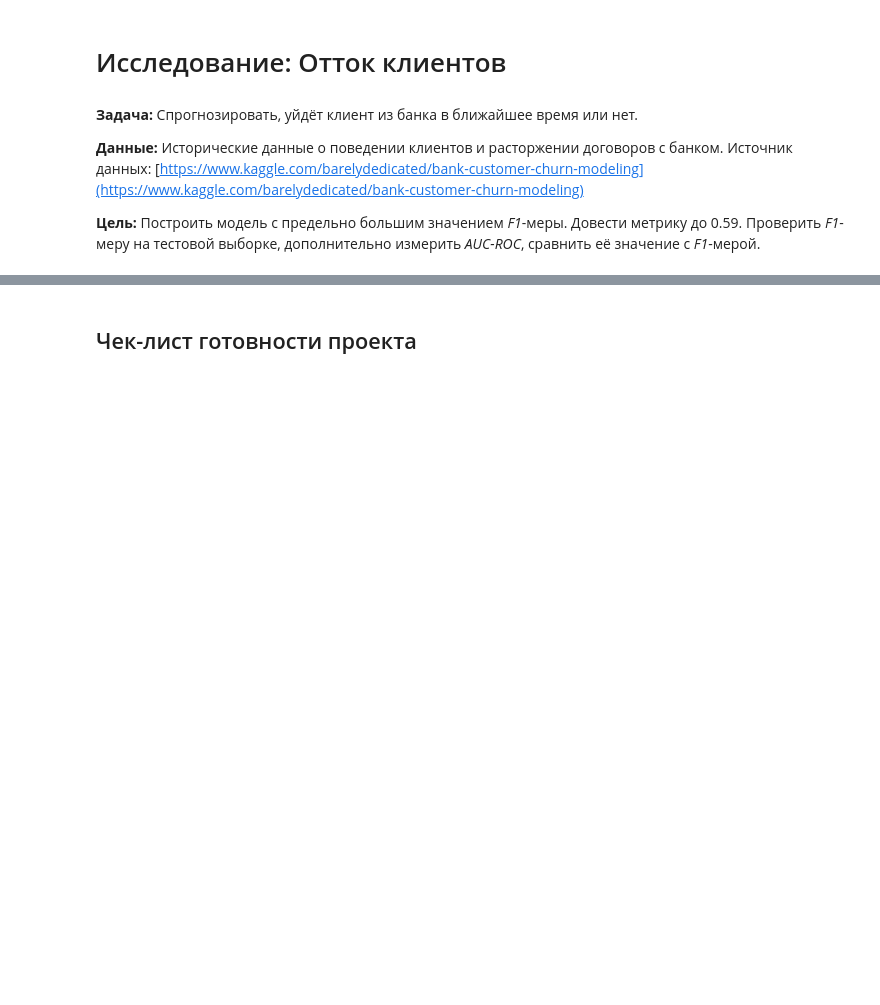
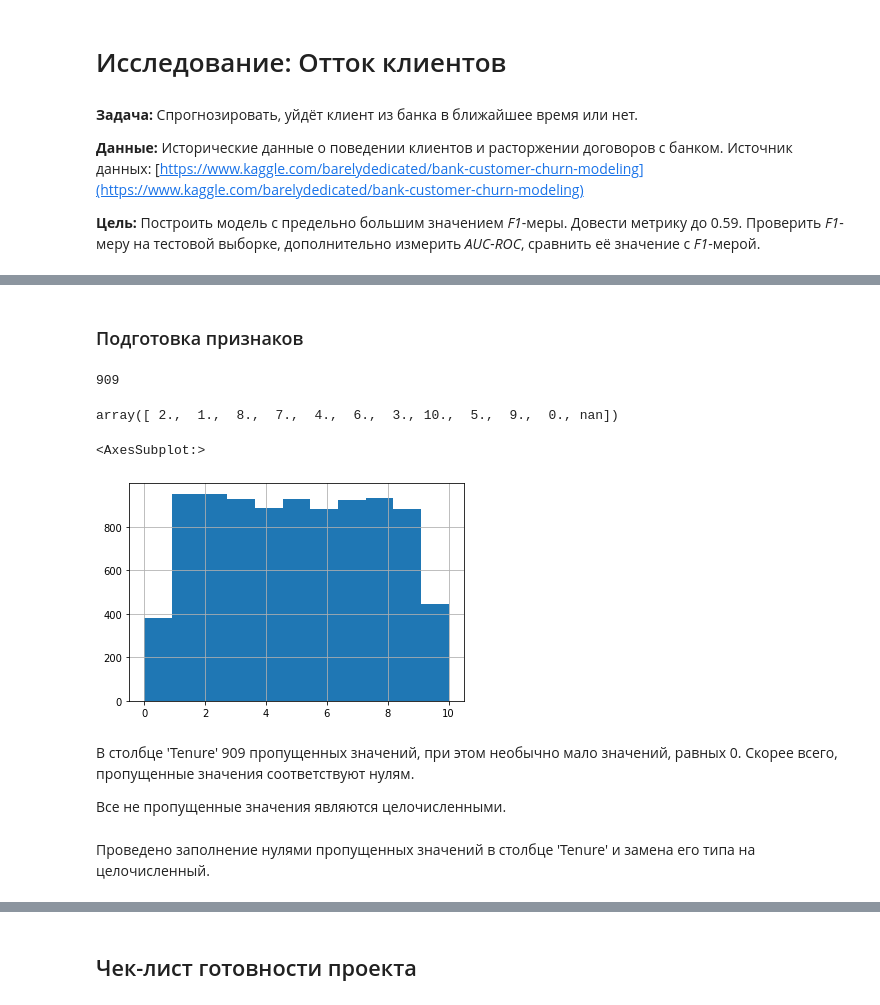
Before and after one commit to chib-yu/supervised-learning, a Jupyter notebook: supervised-learning.ipynb, the cells around one changed output, grey strips where cells are left out. Cells and saved outputs as stored; diff of their text form; code cells hidden in the pictures; blank space fills up the shorter version.

```diff
--- a/supervised-learning.ipynb
+++ b/supervised-learning.ipynb
@@ -8,0 +25,7 @@
+# %%
+try:
+    df = pd.read_csv('/datasets/Churn.csv') # server path
+except:
+    df = pd.read_csv('C:/Users/datasets/Churn.csv') # local path
+
+df.info()
@@ -8,0 +89,19 @@
+# %% [markdown]
+### Подготовка признаков
+# %%
+df['Tenure'].isna().sum()
+# %% [output]
+909
+# %%
+df['Tenure'].unique()
+# %% [output]
+array([ 2.,  1.,  8.,  7.,  4.,  6.,  3., 10.,  5.,  9.,  0., nan])
+# %%
+df['Tenure'].hist(bins=11)
+# %% [output]
+<AxesSubplot:>
+[figure, added]
+# %% [markdown]
+В столбце 'Tenure' 909 пропущенных значений, при этом необычно мало значений, равных 0. Скорее всего, пропущенные значения соответствуют нулям.
+
+Все не пропущенные значения являются целочисленными.
@@ -8,0 +110,2 @@
+# %% [markdown]
+Проведено заполнение нулями пропущенных значений в столбце 'Tenure' и замена его типа на целочисленный.
```
Also changed, not shown: parts of 48 cells of this notebook.
